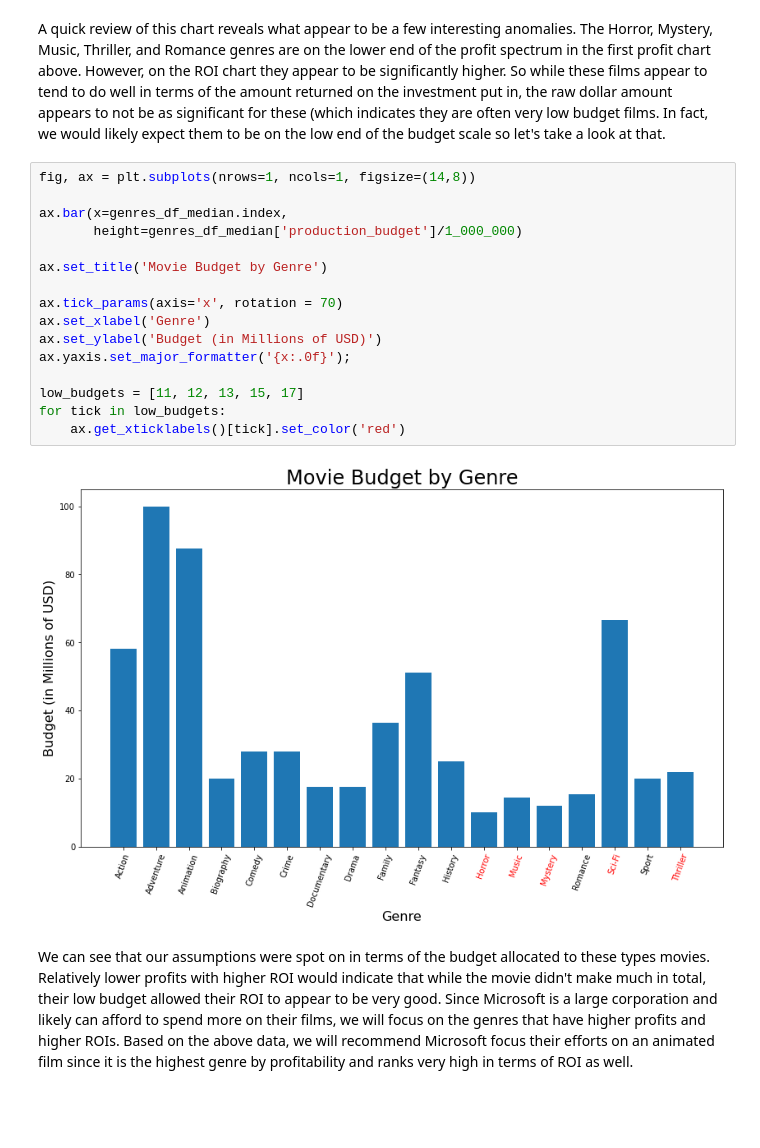
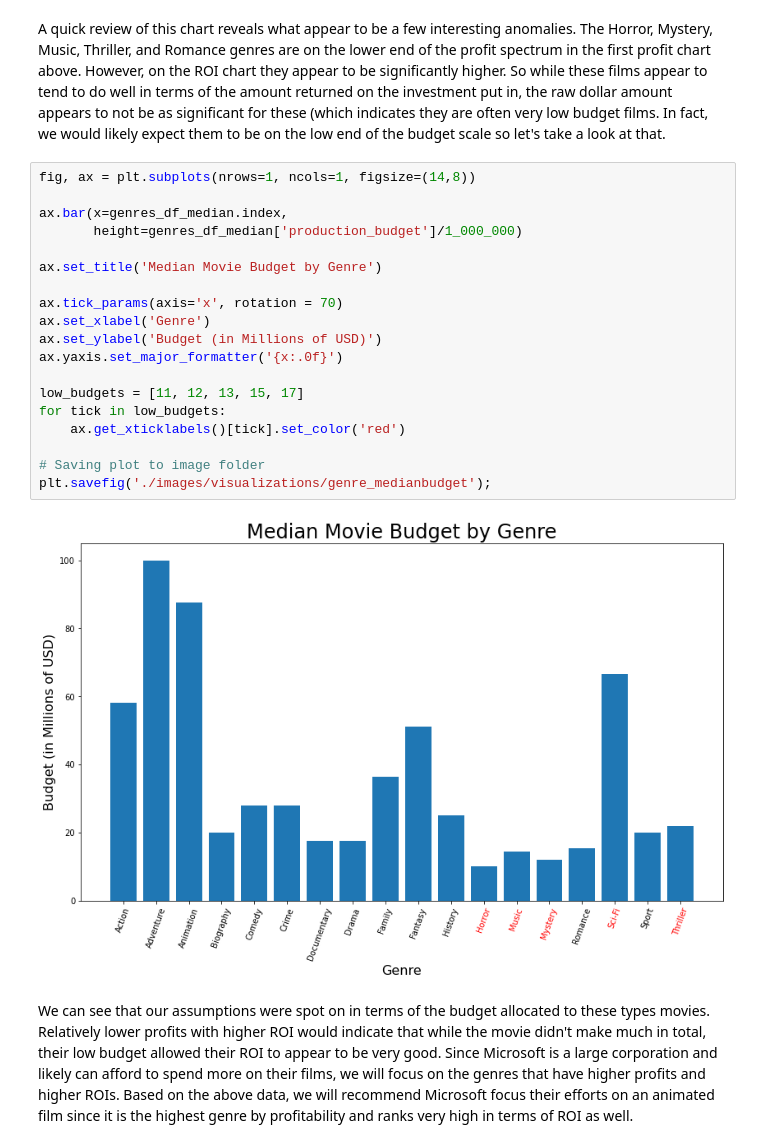
Before and after one commit to uijallen/Microsoft_Movie_Analysis, a Jupyter notebook: Microsoft_Movie_Madness.ipynb, the cells around one changed output. Drawn from its saved outputs; the diff is of its cells as text; blank space fills up the shorter version.

```diff
--- a/Microsoft_Movie_Madness.ipynb
+++ b/Microsoft_Movie_Madness.ipynb
@@ -817,21 +829,24 @@ A quick review of this chart reveals what appear to be a few interesting anomali
 # %%
 fig, ax = plt.subplots(nrows=1, ncols=1, figsize=(14,8))
 
 ax.bar(x=genres_df_median.index,
        height=genres_df_median['production_budget']/1_000_000)
 
-ax.set_title('Movie Budget by Genre')
+ax.set_title('Median Movie Budget by Genre')
 
 ax.tick_params(axis='x', rotation = 70)
 ax.set_xlabel('Genre')
 ax.set_ylabel('Budget (in Millions of USD)')
-ax.yaxis.set_major_formatter('{x:.0f}');
+ax.yaxis.set_major_formatter('{x:.0f}')
 
 low_budgets = [11, 12, 13, 15, 17]
 for tick in low_budgets:
     ax.get_xticklabels()[tick].set_color('red')
+
+# Saving plot to image folder
+plt.savefig('./images/visualizations/genre_medianbudget');
 # %% [output]
-[figure, old version]
+[figure, new version]
 # %% [markdown]
 We can see that our assumptions were spot on in terms of the budget allocated to these types movies.  Relatively lower profits with higher ROI would indicate that while the movie didn't make much in total, their low budget allowed their ROI to appear to be very good.  Since Microsoft is a large corporation and likely can afford to spend more on their films, we will focus on the genres that have higher profits and higher ROIs.  Based on the above data, we will recommend Microsoft focus their efforts on an animated film since it is the highest genre by profitability and ranks very high in terms of ROI as well.
 # %% [markdown]
```
Also changed, not shown: parts of 8 cells of this notebook, 12 other files.
